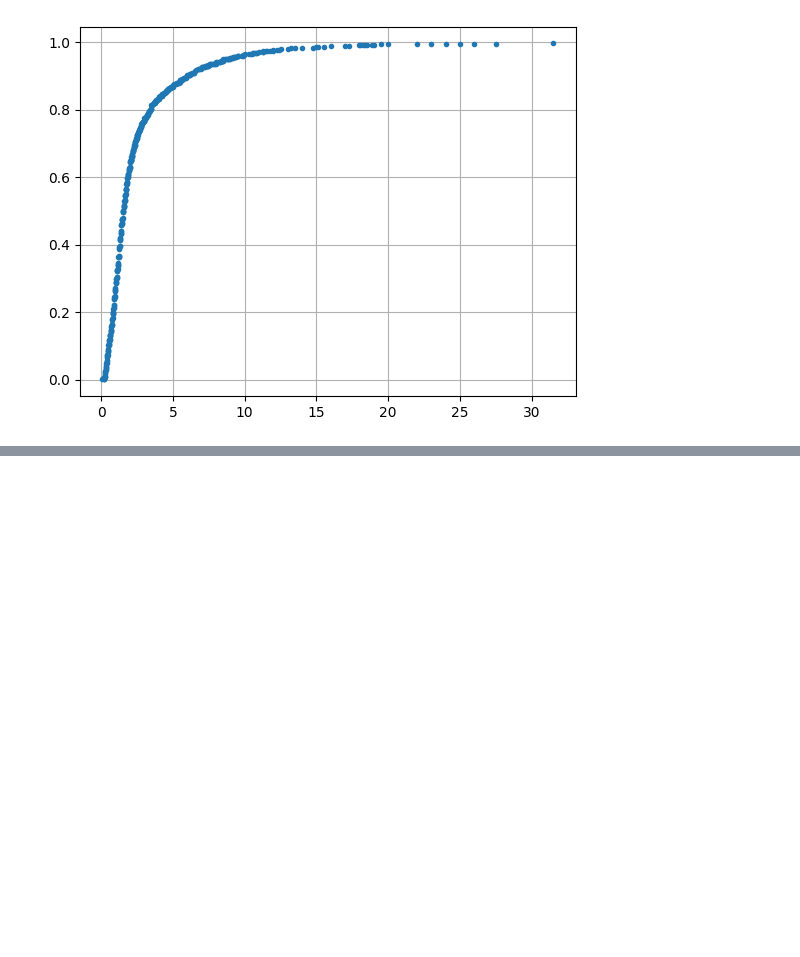
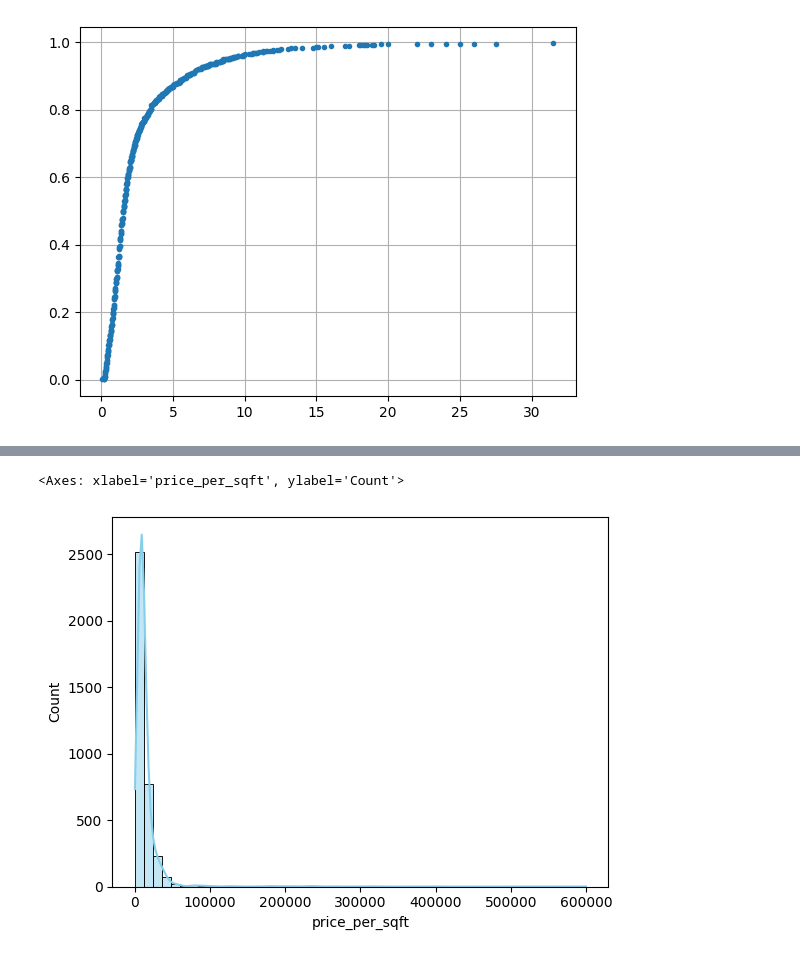
Before and after one commit to wasiahmad68/Capstone-project-Property-Price-Prediction-model, a Jupyter notebook: step 5 Exploratory Data Analysis/EDA_Univariate_analysis.ipynb, the cells around one changed output, grey strips where cells are left out. Saved outputs shown, nothing was run; the diff lists cells and outputs as text; code cells hidden in the pictures; blank space fills up the shorter version.

```diff
--- a/step 5 Exploratory Data Analysis/EDA_Univariate_analysis.ipynb
+++ b/step 5 Exploratory Data Analysis/EDA_Univariate_analysis.ipynb
@@ -358,0 +431,5 @@ plt.grid()
+# %%
+sns.histplot(df['price_per_sqft'], bins=50, color='skyblue', kde=True)
+# %% [output]
+<Axes: xlabel='price_per_sqft', ylabel='Count'>
+[figure, added]
```
Also changed, not shown: parts of 69 cells of this notebook.
